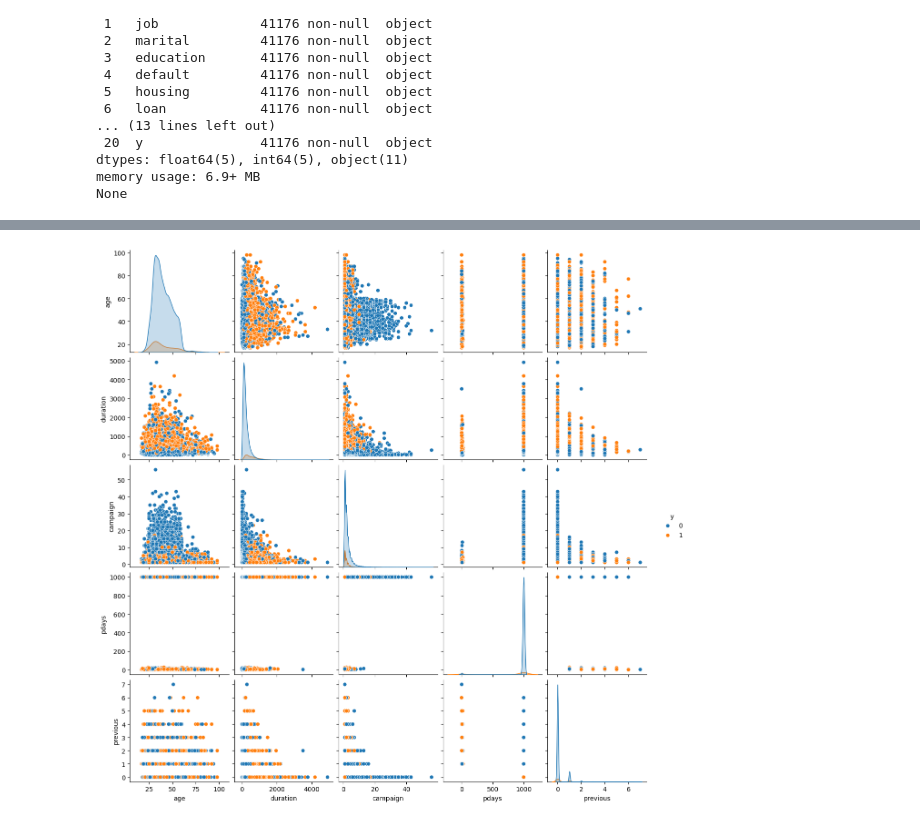
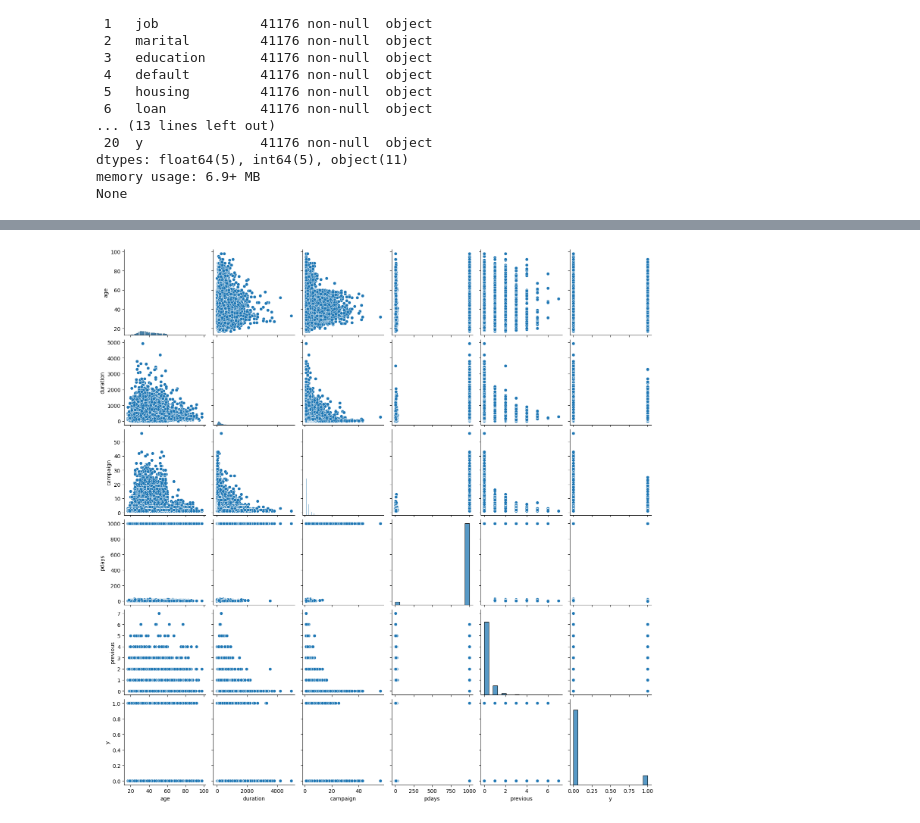
Before and after one commit to ShadekJaramillo/Logistic-regression-tutorial, a Jupyter notebook: src/explore.ipynb, the cells around one changed output, grey strips where cells are left out. Drawn from its saved outputs; the diff is of its cells as text; code cells hidden in the pictures.

```diff
--- a/src/explore.ipynb
+++ b/src/explore.ipynb
@@ -106,5 +111,5 @@ plt.show()
 # %%
-sns.pairplot(df[num_discrete+['y']], hue='y')
+sns.pairplot(df[num_discrete+['y']])
 plt.show()
 # %% [output]
-[figure, old version]
+[figure, new version]
```
Also changed, not shown: parts of 6 cells of this notebook.
